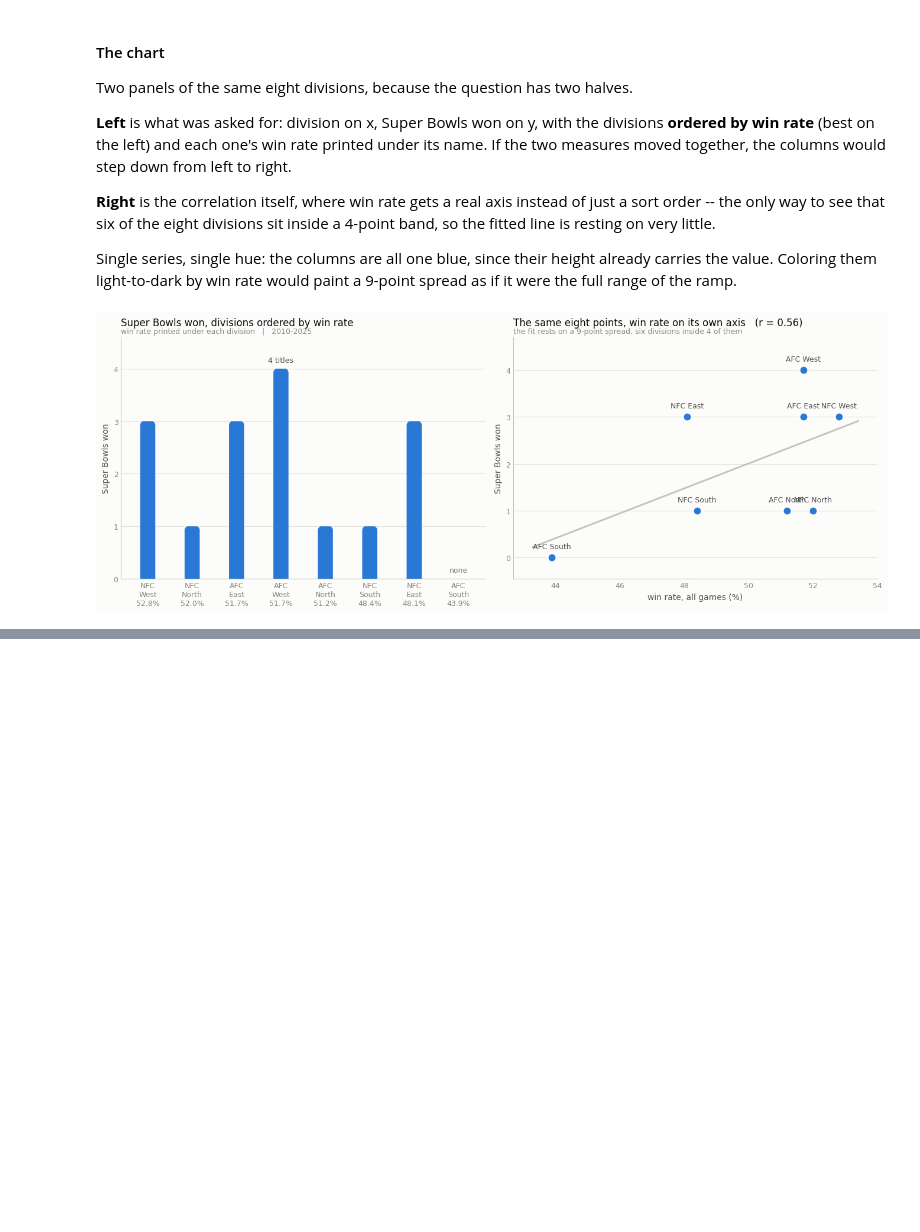
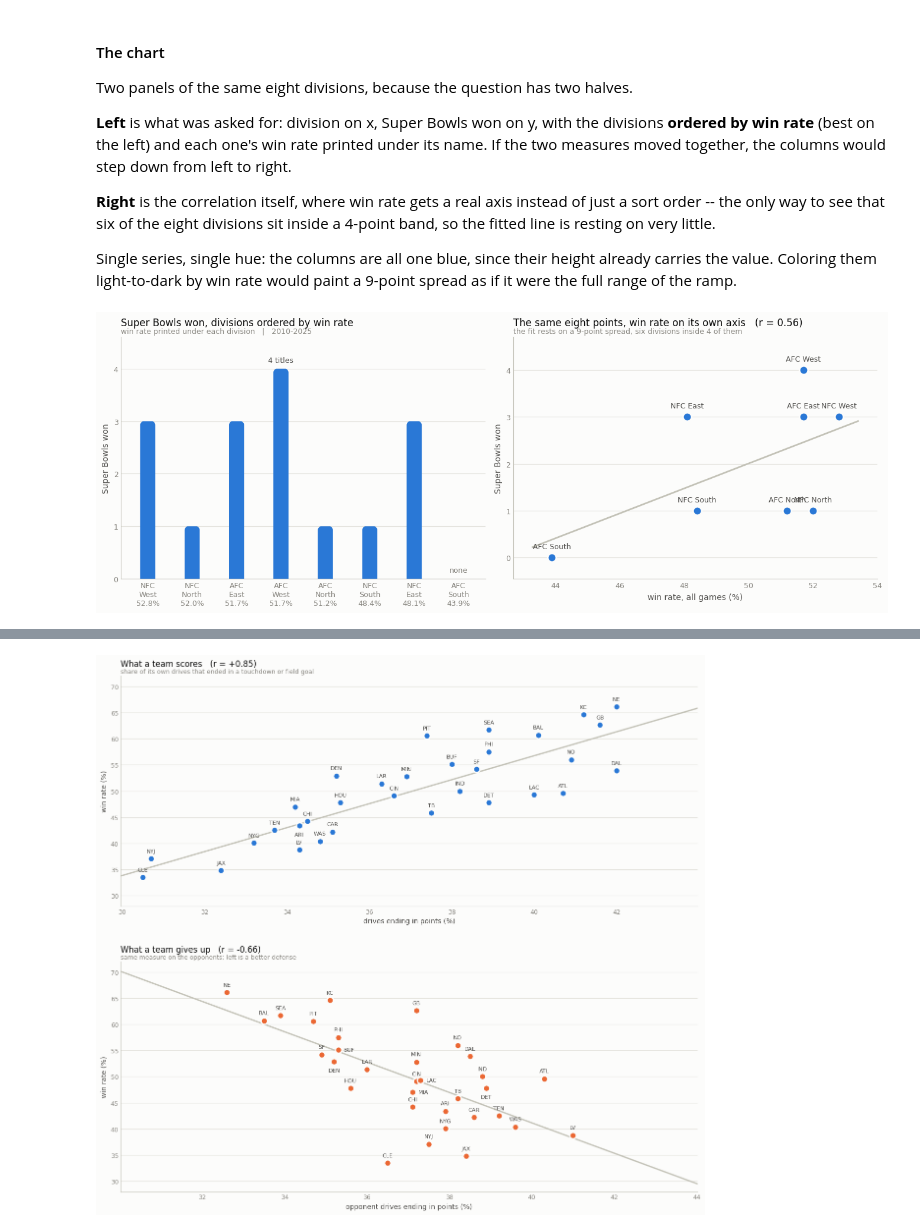
Before and after one commit to ElberSantosF/NFL-Tree-Models, a Jupyter notebook: notebooks/01_data_exploration.ipynb, the cells around one changed output, grey strips where cells are left out. Cells and saved outputs as stored; diff of their text form; code cells hidden in the pictures; blank space fills up the shorter version.

```diff
--- a/notebooks/01_data_exploration.ipynb
+++ b/notebooks/01_data_exploration.ipynb
@@ -547,0 +841,98 @@ plt.show()
+# %%
+def label_every_team(ax, fig, x, y):
+    """Name all 32 dots: try positions around each one until nothing collides.
+
+    Placement is measured in pixels off a drawn figure, so it has to run after
+    `tight_layout`. Candidates are ordered close-to-far; anything that ends up
+    on one of the outer rings gets a leader line back to its dot, since by then
+    the label is too far away to read as belonging to it.
+    """
+    fig.canvas.draw()
+    renderer = fig.canvas.get_renderer()
+    frame = ax.get_window_extent()
+    pixels = ax.transData.transform(np.column_stack([x.to_numpy(), y.to_numpy()]))
+
+    # The dots themselves are obstacles, so a label never lands on one.
+    taken = [(px - 7, py - 7, px + 7, py + 7) for px, py in pixels]
+    NEAR = [(0, 11), (0, -13), (16, 0), (-16, 0), (14, 9), (-14, 9), (14, -10), (-14, -10)]
+    FAR = [(0, 23), (0, -25), (30, 0), (-30, 0), (26, 17), (-26, 17), (26, -18), (-26, -18)]
+
+    def free(box):
+        return all(box[2] < o[0] or box[0] > o[2] or box[3] < o[1] or box[1] > o[3] for o in taken)
+
+    def inside(box):
+        return box[0] >= frame.x0 and box[2] <= frame.x1 and box[1] >= frame.y0 and box[3] <= frame.y1
+
+    for team in x.index:
+        for i, (dx, dy) in enumerate(NEAR + FAR):
+            text = ax.annotate(
+                team, xy=(x[team], y[team]), xytext=(dx, dy), textcoords="offset points",
+                ha="center", va="center", color=INK_2, fontsize=8, zorder=4,
+            )
+            bb = text.get_window_extent(renderer)
+            box = (bb.x0 - 2, bb.y0 - 1, bb.x1 + 2, bb.y1 + 1)
+            if inside(box) and free(box):
+                if i >= len(NEAR):
+                    ax.annotate(
+                        "", xy=(x[team], y[team]), xytext=(dx, dy), textcoords="offset points",
+                        arrowprops=dict(arrowstyle="-", color=AXIS, linewidth=0.7,
+                                        shrinkA=0, shrinkB=5), zorder=2,
+                    )
+                taken.append(box)
+                break
+            text.remove()
+        else:  # nothing fit anywhere: keep it above the dot and accept the overlap
+            text = ax.annotate(
+                team, xy=(x[team], y[team]), xytext=(0, 11), textcoords="offset points",
+                ha="center", va="center", color=INK_2, fontsize=8, zorder=4,
+            )
+            taken.append(tuple(text.get_window_extent(renderer).extents))
+
+
+def scatter_panel(ax, x, y, color):
+    """32 dots and a fitted line. Labels are added later, after tight_layout."""
+    xs, ys = x.to_numpy(), y.to_numpy()
+    slope, intercept = np.polyfit(xs, ys, 1)
+
+    half = 7.0  # same x half-width on both panels, so the slopes compare
+    lo, hi = xs.mean() - half, xs.mean() + half
+    line_x = np.array([lo, hi])
+    ax.plot(line_x, slope * line_x + intercept, color=AXIS, linewidth=2, zorder=1)
+    ax.scatter(xs, ys, s=90, color=color, edgecolor=SURFACE, linewidth=2, zorder=3)
+
+    strip_chrome(ax)
+    ax.set_xlim(lo, hi)
+    ax.set_ylim(28, 72)
+    ax.set_ylabel("win rate (%)", color=INK_2, fontsize=10)
+
+
+# Stacked rather than side by side: naming all 32 teams needs the full width.
+fig, (ax_off, ax_def) = plt.subplots(2, 1, figsize=(12.5, 11.5), facecolor=SURFACE)
+ORANGE = "#eb6834"
+
+scatter_panel(ax_off, rates["score%"], rates["win%"], BLUE)
+ax_off.set_xlabel("drives ending in points (%)", color=INK_2, fontsize=10)
+ax_off.set_title(
+    f"What a team scores   (r = {r_off:+.2f})", color=INK, fontsize=12, loc="left", pad=14
+)
+ax_off.text(
+    0, 1.012, "share of its own drives that ended in a touchdown or field goal",
+    transform=ax_off.transAxes, color=MUTED, fontsize=9,
+)
+
+scatter_panel(ax_def, rates["allowed%"], rates["win%"], ORANGE)
+ax_def.set_xlabel("opponent drives ending in points (%)", color=INK_2, fontsize=10)
+ax_def.set_title(
+    f"What a team gives up   (r = {r_def:+.2f})", color=INK, fontsize=12, loc="left", pad=14
+)
+ax_def.text(
+    0, 1.012, "same measure on the opponents; left is a better defense",
+    transform=ax_def.transAxes, color=MUTED, fontsize=9,
+)
+
+fig.tight_layout(h_pad=3.0)
+label_every_team(ax_off, fig, rates["score%"], rates["win%"])
+label_every_team(ax_def, fig, rates["allowed%"], rates["win%"])
+plt.show()
+# %% [output]
+[figure, added]
```
Also changed, not shown: parts of 9 cells of this notebook.
